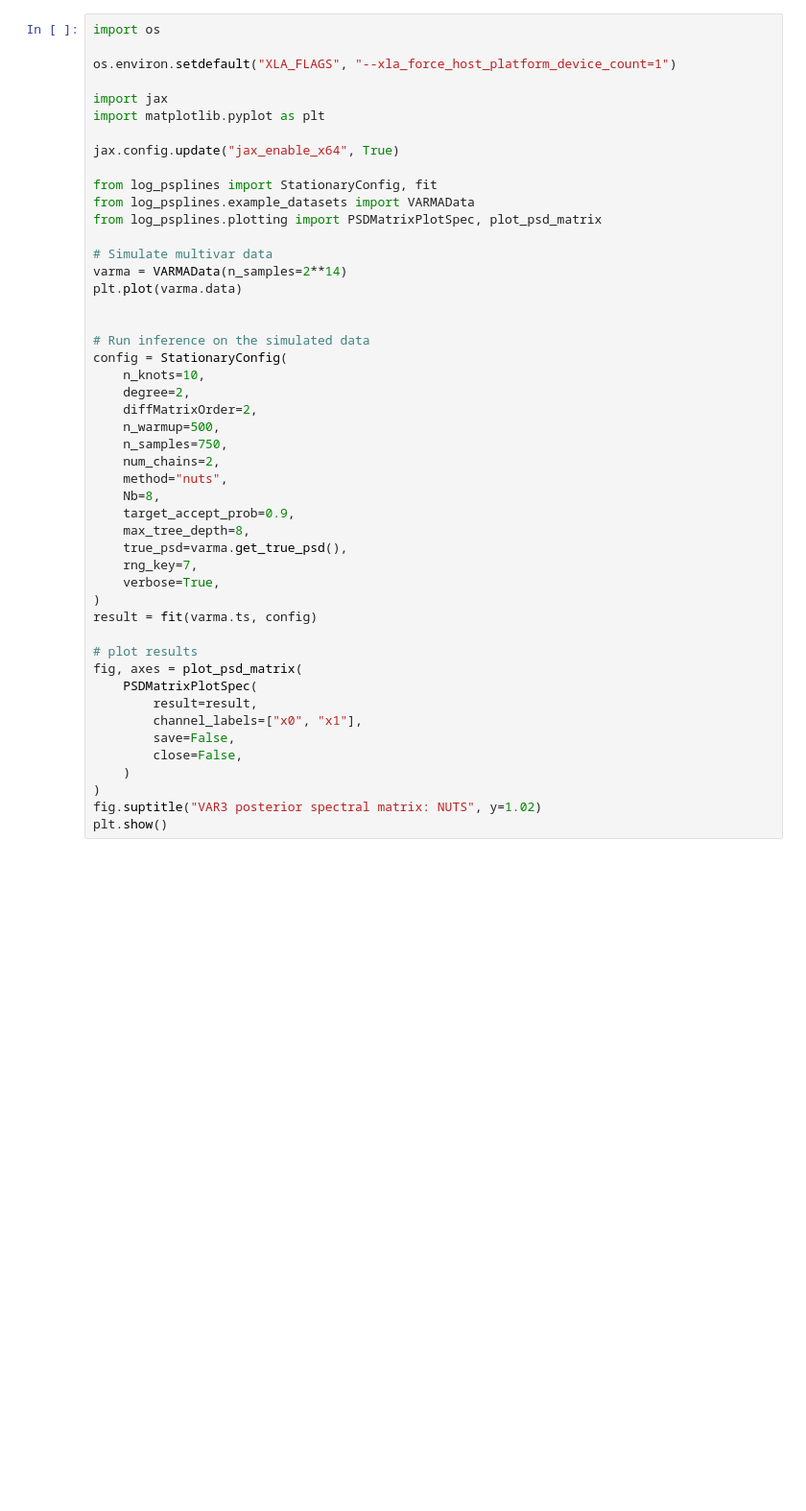
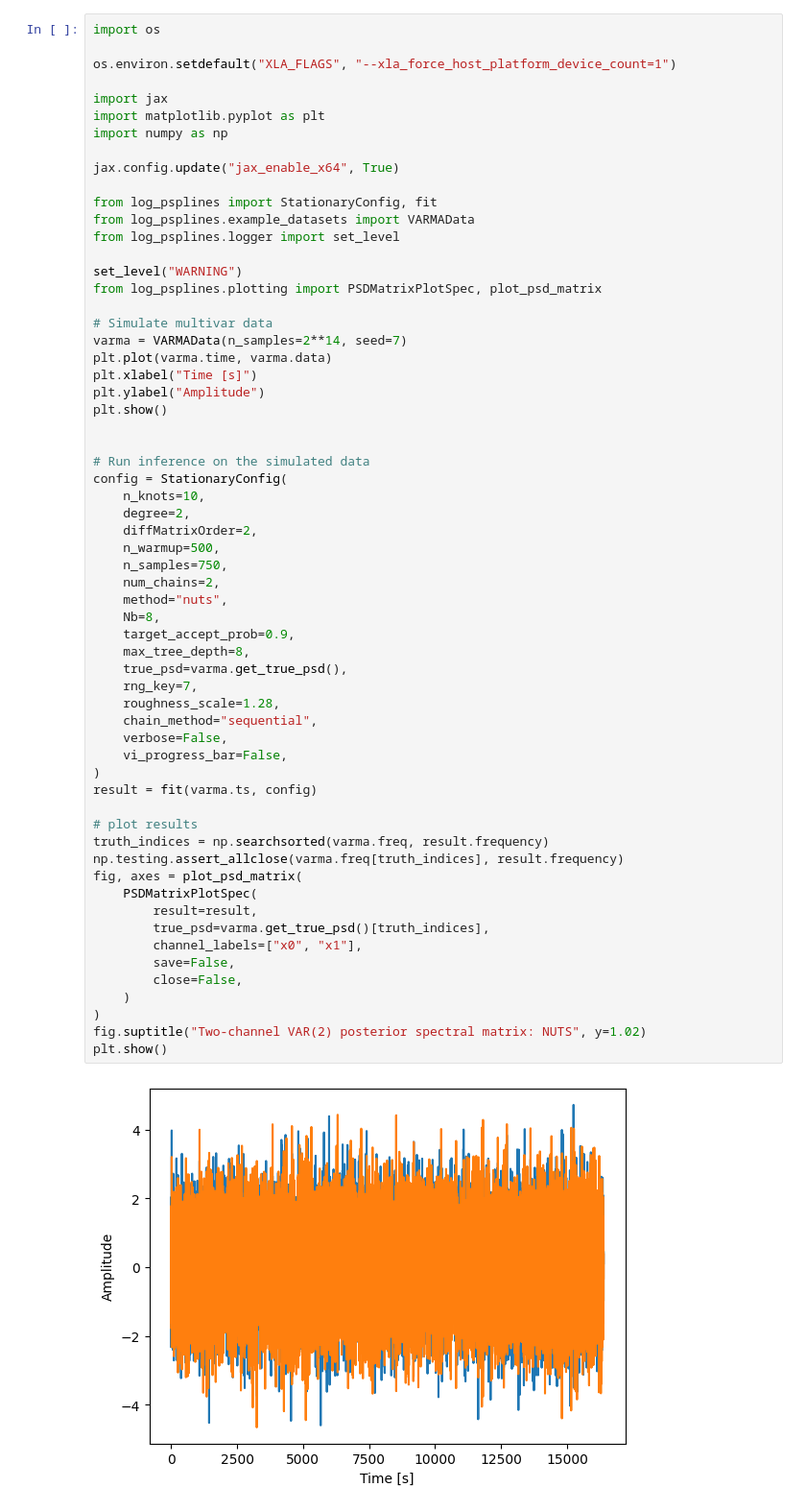
Before and after one commit to nz-gravity/LogPSplinePSD, a Jupyter notebook: docs/examples/multivariate-example.ipynb, the cells around one changed output. Shown at 96% size. Drawn from its saved outputs; the diff is of its cells as text; blank space fills up the shorter version.

```diff
--- a/docs/examples/multivariate-example.ipynb
+++ b/docs/examples/multivariate-example.ipynb
@@ -416,44 +440,59 @@ os.environ.setdefault("XLA_FLAGS", "--xla_force_host_platform_device_count=1")
 
 import jax
 import matplotlib.pyplot as plt
+import numpy as np
 
 jax.config.update("jax_enable_x64", True)
 
 from log_psplines import StationaryConfig, fit
 from log_psplines.example_datasets import VARMAData
+from log_psplines.logger import set_level
+
+set_level("WARNING")
 from log_psplines.plotting import PSDMatrixPlotSpec, plot_psd_matrix
 
 # Simulate multivar data
-varma = VARMAData(n_samples=2**14)
-plt.plot(varma.data)
+varma = VARMAData(n_samples=2**14, seed=7)
+plt.plot(varma.time, varma.data)
+plt.xlabel("Time [s]")
+plt.ylabel("Amplitude")
+plt.show()
 
 
 # Run inference on the simulated data
 config = StationaryConfig(
     n_knots=10,
     degree=2,
     diffMatrixOrder=2,
     n_warmup=500,
     n_samples=750,
     num_chains=2,
     method="nuts",
     Nb=8,
     target_accept_prob=0.9,
     max_tree_depth=8,
     true_psd=varma.get_true_psd(),
     rng_key=7,
-    verbose=True,
+    roughness_scale=1.28,
+    chain_method="sequential",
+    verbose=False,
+    vi_progress_bar=False,
 )
 result = fit(varma.ts, config)
 
 # plot results
+truth_indices = np.searchsorted(varma.freq, result.frequency)
+np.testing.assert_allclose(varma.freq[truth_indices], result.frequency)
 fig, axes = plot_psd_matrix(
     PSDMatrixPlotSpec(
         result=result,
+        true_psd=varma.get_true_psd()[truth_indices],
         channel_labels=["x0", "x1"],
         save=False,
         close=False,
     )
 )
-fig.suptitle("VAR3 posterior spectral matrix: NUTS", y=1.02)
+fig.suptitle("Two-channel VAR(2) posterior spectral matrix: NUTS", y=1.02)
 plt.show()
+# %% [output]
+[figure, added]
```
Also changed, not shown: parts of 6 cells of this notebook, 6 other files.
